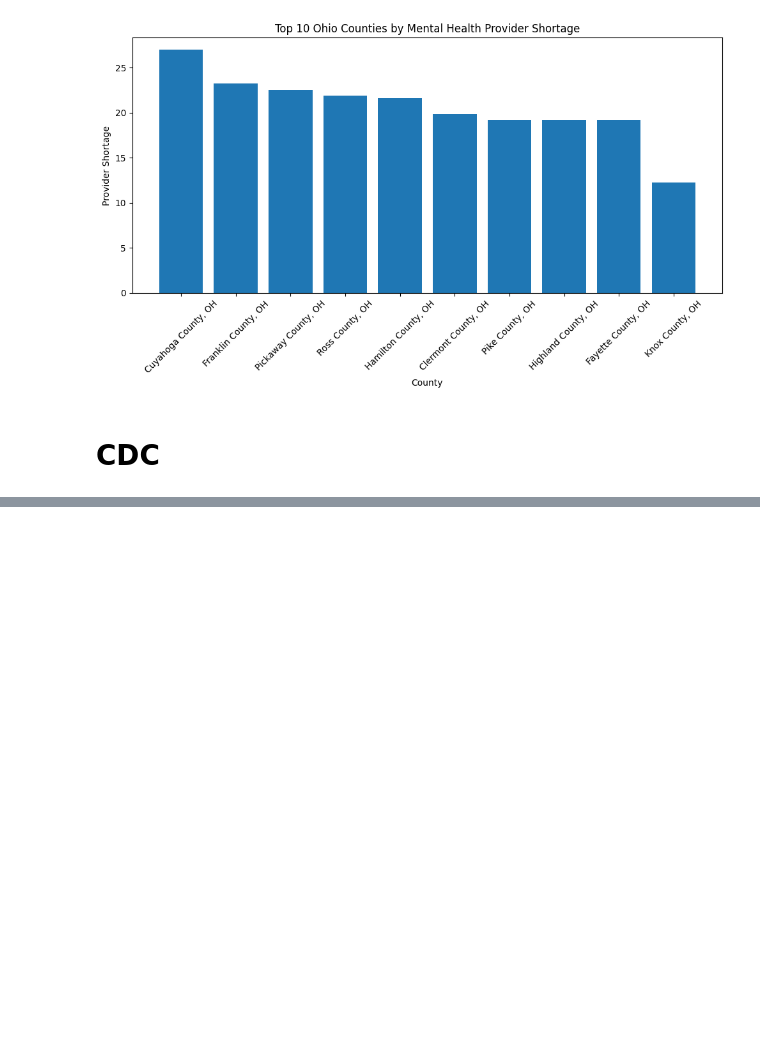
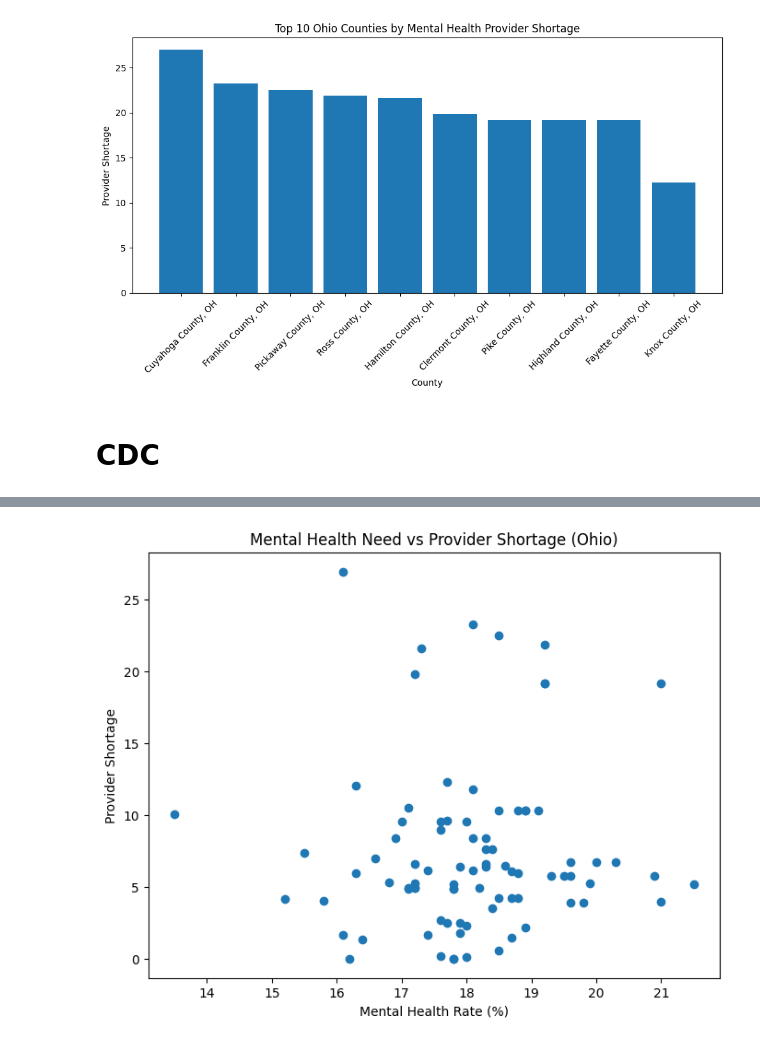
Before and after one commit to IT4063C-Spring26/final-project-Conner-Morgan329, a Jupyter notebook: Check2.ipynb, the cells around one changed output, grey strips where cells are left out. Saved outputs shown, nothing was run; the diff lists cells and outputs as text; code cells hidden in the pictures; blank space fills up the shorter version.

Commit message:
Loaded dataset 3 and 2nd visual

```diff
--- a/Check2.ipynb
+++ b/Check2.ipynb
@@ -83,0 +91,21 @@ plt.show()
+# %%
+#Cleaing the columns I need for the analysis
+places_clean = places_ohio[[
+    'CountyFIPS',
+    'CountyName',
+    'StateAbbr',
+    'MHLTH_CrudePrev'
+]].copy()
+
+#Rename to match previous data set
+places_clean = places_clean.rename(columns={
+    'CountyFIPS': 'fips',
+    'CountyName': 'county',
+    'StateAbbr': 'state',
+    'MHLTH_CrudePrev': 'mental_health_rate'
+})
+
+#make mips match previous data set for merging
+places_clean['fips'] = places_clean['fips'].astype(str).str.zfill(5)
+
+places_clean.head()
@@ -83,0 +119,9 @@ plt.show()
+# %%
+#merge data sets
+merged_df = hrsa_county_ohio.merge(
+    places_clean,
+    on='fips',
+    how='inner'
+)
+
+merged_df.head()
@@ -83,0 +135,15 @@ plt.show()
+# %%
+plt.figure(figsize=(8,6))
+
+plt.scatter(
+    merged_df['mental_health_rate'],
+    merged_df['provider_shortage']
+)
+
+plt.xlabel('Mental Health Rate (%)')
+plt.ylabel('Provider Shortage')
+plt.title('Mental Health Need vs Provider Shortage (Ohio)')
+
+plt.show()
+# %% [output]
+[figure, added]
```
Also changed, not shown: parts of 7 cells of this notebook.
